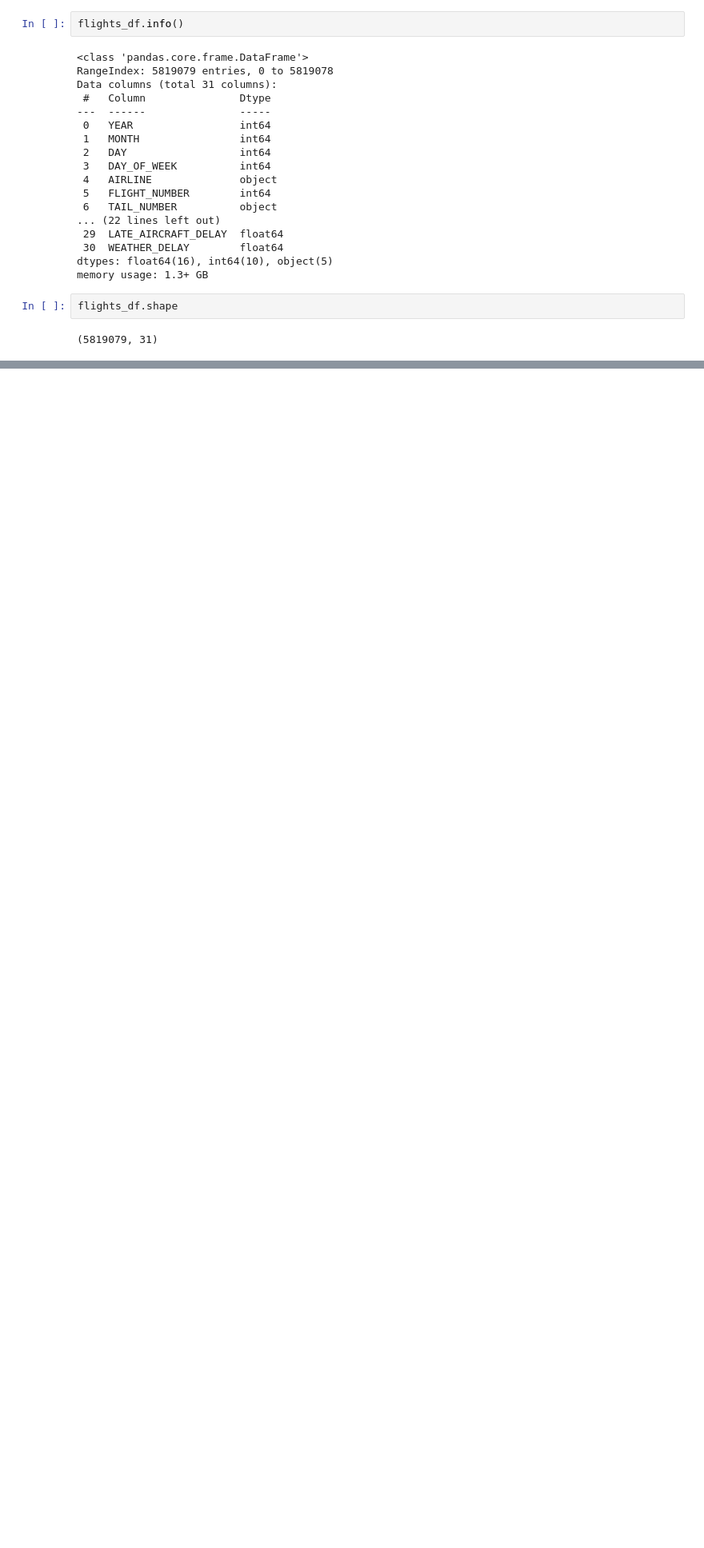
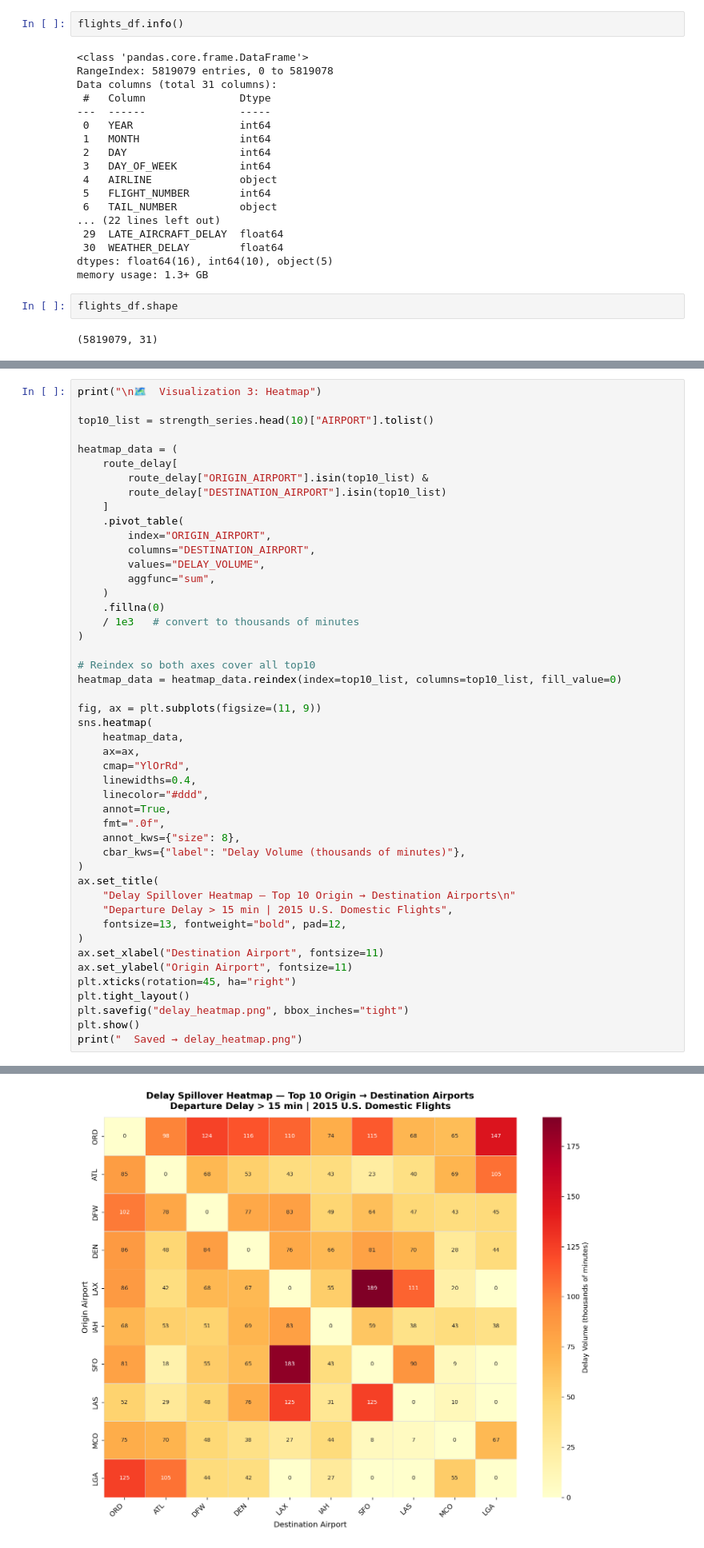
Before and after one commit to Davron030901/Machine_Learning, a Jupyter notebook: 2015_Flight_Delays_and_Cancellations.ipynb, the cells around one changed output, grey strips where cells are left out. Shown at 80% size. Saved outputs shown, nothing was run; the diff lists cells and outputs as text; blank space fills up the shorter version.

```diff
--- a/2015_Flight_Delays_and_Cancellations.ipynb
+++ b/2015_Flight_Delays_and_Cancellations.ipynb
@@ -114,0 +585,48 @@ flights_df.shape
+# %%
+print("\n🗺️  Visualization 3: Heatmap")
+
+top10_list = strength_series.head(10)["AIRPORT"].tolist()
+
+heatmap_data = (
+    route_delay[
+        route_delay["ORIGIN_AIRPORT"].isin(top10_list) &
+        route_delay["DESTINATION_AIRPORT"].isin(top10_list)
+    ]
+    .pivot_table(
+        index="ORIGIN_AIRPORT",
+        columns="DESTINATION_AIRPORT",
+        values="DELAY_VOLUME",
+        aggfunc="sum",
+    )
+    .fillna(0)
+    / 1e3   # convert to thousands of minutes
+)
+
+# Reindex so both axes cover all top10
+heatmap_data = heatmap_data.reindex(index=top10_list, columns=top10_list, fill_value=0)
+
+fig, ax = plt.subplots(figsize=(11, 9))
+sns.heatmap(
+    heatmap_data,
+    ax=ax,
+    cmap="YlOrRd",
+    linewidths=0.4,
+    linecolor="#ddd",
+    annot=True,
+    fmt=".0f",
+    annot_kws={"size": 8},
+    cbar_kws={"label": "Delay Volume (thousands of minutes)"},
+)
+ax.set_title(
+    "Delay Spillover Heatmap — Top 10 Origin → Destination Airports\n"
+    "Departure Delay > 15 min | 2015 U.S. Domestic Flights",
+    fontsize=13, fontweight="bold", pad=12,
+)
+ax.set_xlabel("Destination Airport", fontsize=11)
+ax.set_ylabel("Origin Airport", fontsize=11)
+plt.xticks(rotation=45, ha="right")
+plt.tight_layout()
+plt.savefig("delay_heatmap.png", bbox_inches="tight")
+plt.show()
+print("  Saved → delay_heatmap.png")
+# %% [output]
@@ -114,0 +634 @@ flights_df.shape
+[figure, added]
```
Also changed, not shown: parts of 25 cells of this notebook.
